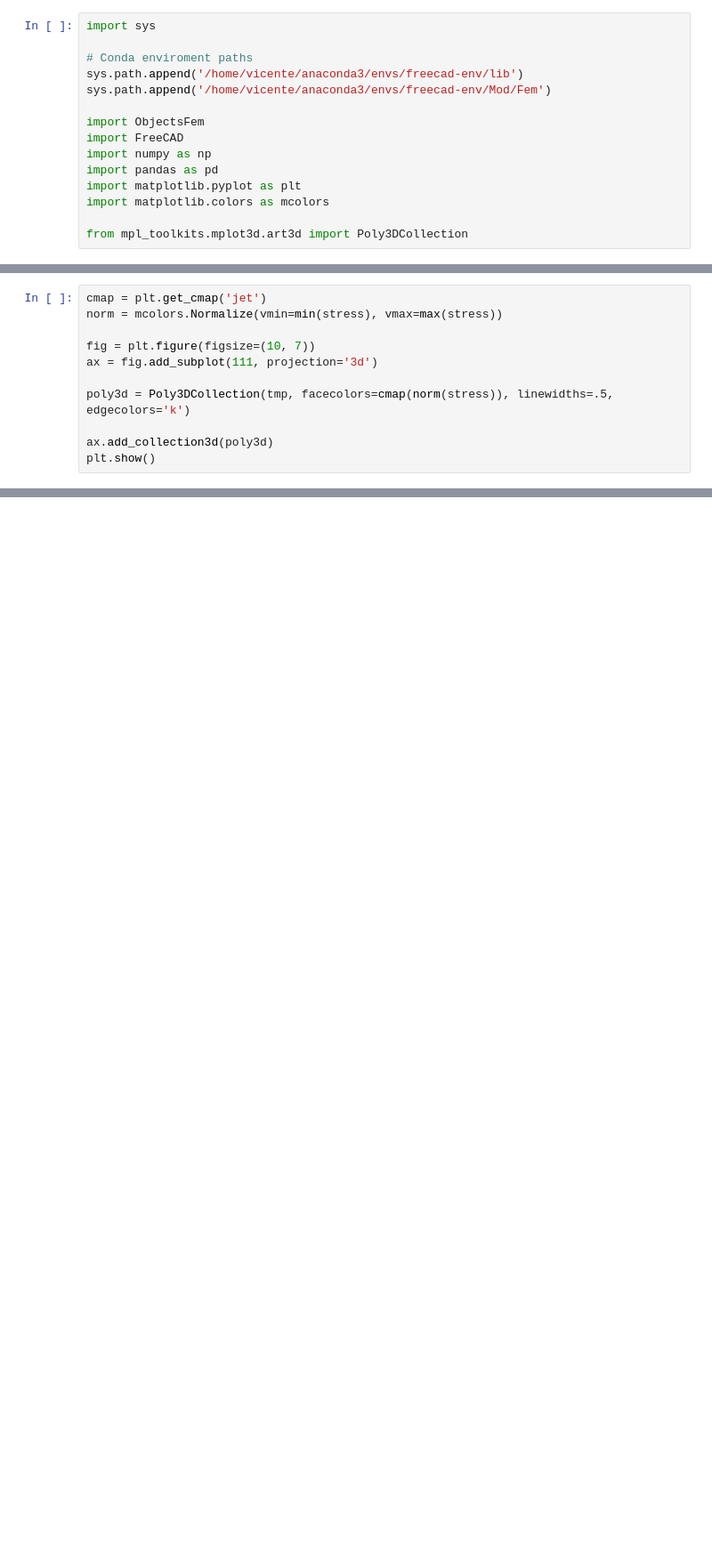
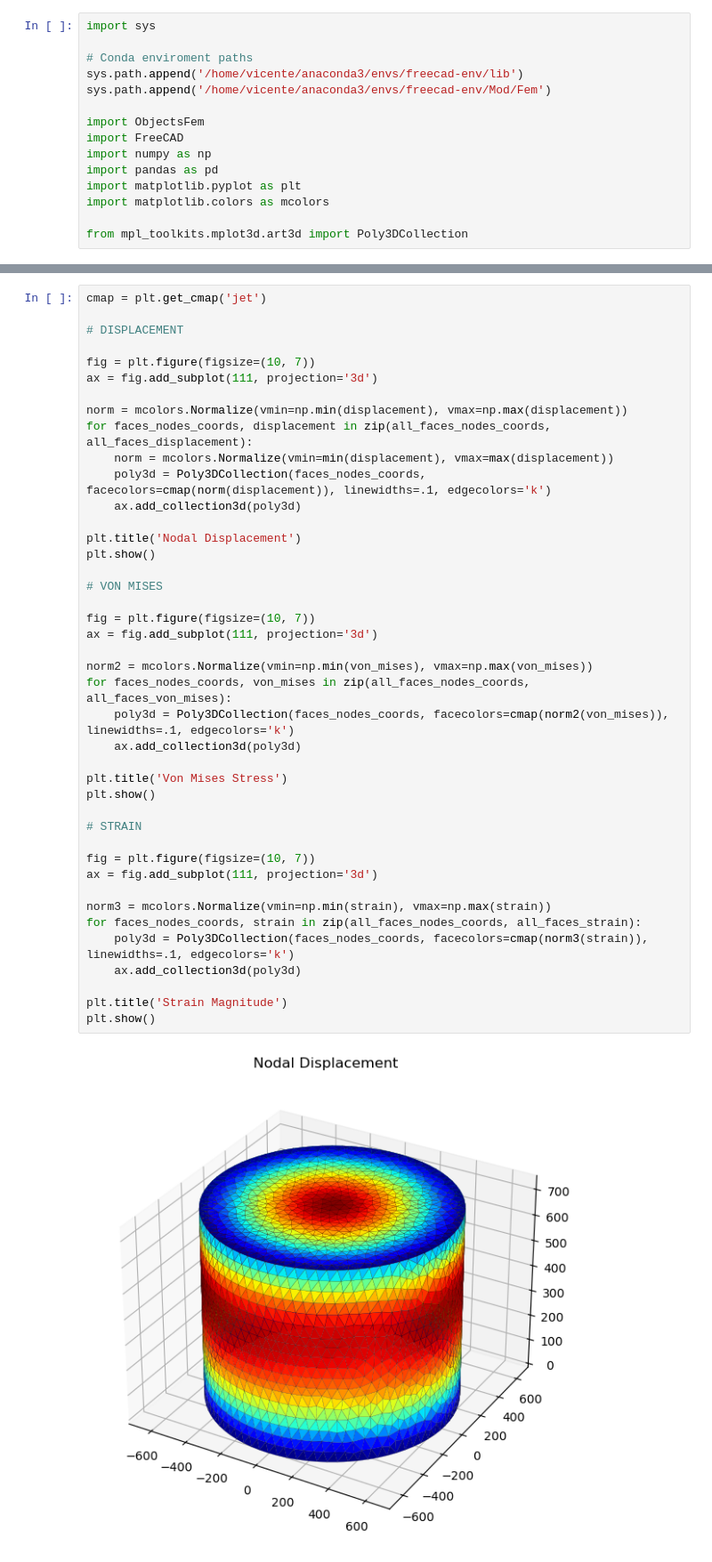
Before and after one commit to MarcoAyalaT/Vicente, a Jupyter notebook: WCD_analysis/plotStatic.ipynb, the cells around one changed output, grey strips where cells are left out. Shown at 89% size. Drawn from its saved outputs; the diff is of its cells as text; blank space fills up the shorter version.

```diff
--- a/WCD_analysis/plotStatic.ipynb
+++ b/WCD_analysis/plotStatic.ipynb
@@ -39,11 +22,0 @@ for idx_f in face_idx:
-# %%
-cmap = plt.get_cmap('jet')
-norm = mcolors.Normalize(vmin=min(stress), vmax=max(stress))
-
-fig = plt.figure(figsize=(10, 7))
-ax = fig.add_subplot(111, projection='3d')
-
-poly3d = Poly3DCollection(tmp, facecolors=cmap(norm(stress)), linewidths=.5, edgecolors='k')
-
-ax.add_collection3d(poly3d)
-plt.show()
@@ -51,0 +64,44 @@ plt.show()
+# %%
+cmap = plt.get_cmap('jet')
+
+# DISPLACEMENT
+
+fig = plt.figure(figsize=(10, 7))
+ax = fig.add_subplot(111, projection='3d')
+
+norm = mcolors.Normalize(vmin=np.min(displacement), vmax=np.max(displacement))
+for faces_nodes_coords, displacement in zip(all_faces_nodes_coords, all_faces_displacement):
+    norm = mcolors.Normalize(vmin=min(displacement), vmax=max(displacement))
+    poly3d = Poly3DCollection(faces_nodes_coords, facecolors=cmap(norm(displacement)), linewidths=.1, edgecolors='k')
+    ax.add_collection3d(poly3d)
+
+plt.title('Nodal Displacement')
+plt.show()
+
+# VON MISES
+
+fig = plt.figure(figsize=(10, 7))
+ax = fig.add_subplot(111, projection='3d')
+
+norm2 = mcolors.Normalize(vmin=np.min(von_mises), vmax=np.max(von_mises))
+for faces_nodes_coords, von_mises in zip(all_faces_nodes_coords, all_faces_von_mises):
+    poly3d = Poly3DCollection(faces_nodes_coords, facecolors=cmap(norm2(von_mises)), linewidths=.1, edgecolors='k')
+    ax.add_collection3d(poly3d)
+
+plt.title('Von Mises Stress')
+plt.show()
+
+# STRAIN
+
+fig = plt.figure(figsize=(10, 7))
+ax = fig.add_subplot(111, projection='3d')
+
+norm3 = mcolors.Normalize(vmin=np.min(strain), vmax=np.max(strain))
+for faces_nodes_coords, strain in zip(all_faces_nodes_coords, all_faces_strain):
+    poly3d = Poly3DCollection(faces_nodes_coords, facecolors=cmap(norm3(strain)), linewidths=.1, edgecolors='k')
+    ax.add_collection3d(poly3d)
+
+plt.title('Strain Magnitude')
+plt.show()
+# %% [output]
+[figure, added]
```
Also changed, not shown: parts of 9 cells of this notebook, 6 other files.
